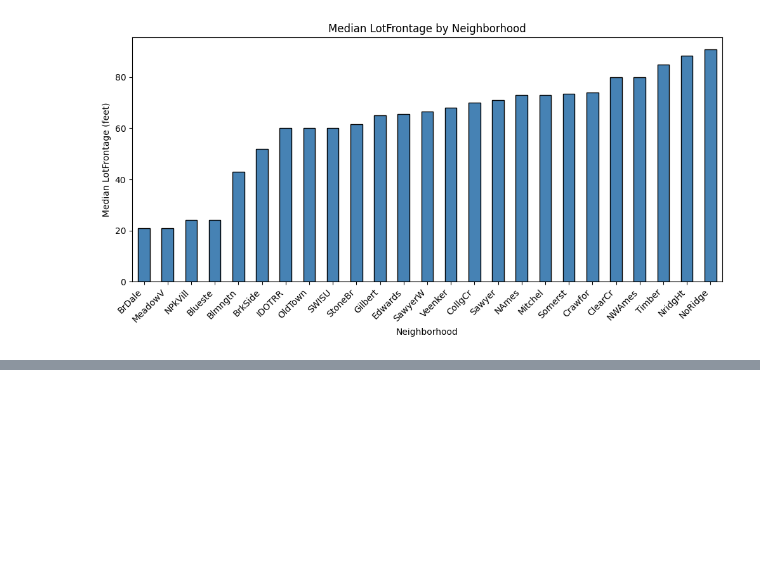
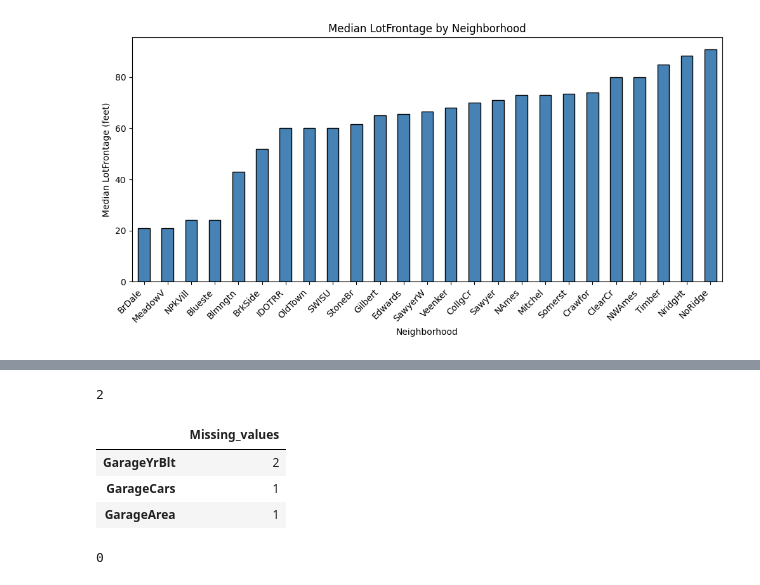
Before and after one commit to GubkinKirill/-Python_and_ML, a Jupyter notebook: house-prices.ipynb, the cells around one changed output, grey strips where cells are left out. Drawn from its saved outputs; the diff is of its cells as text; code cells hidden in the pictures; blank space fills up the shorter version.

```diff
--- a/house-prices.ipynb
+++ b/house-prices.ipynb
@@ -202,0 +251,34 @@ test_df['LotFrontage'] = test_df.apply(
+# %%
+cat_cols_with_na = ['MSZoning', 'Utilities', 'Functional',
+                    'Exterior1st', 'Exterior2nd', 'KitchenQual', 'SaleType']
+
+for col in cat_cols_with_na:
+    mode_val = train_df[col].mode()[0]
+    test_df[col] = test_df[col].fillna(mode_val)
+# %%
+garage_num_cols = ['GarageYrBlt', 'GarageCars', 'GarageArea']
+mask_no_garage = test_df['GarageType'] == 'None'
+
+for col in garage_num_cols:
+    test_df.loc[mask_no_garage, col] = test_df.loc[mask_no_garage, col].fillna(0)
+# %%
+bsmt_num_cols = ['BsmtHalfBath', 'BsmtFullBath', 'TotalBsmtSF',
+                 'BsmtUnfSF', 'BsmtFinSF1', 'BsmtFinSF2']
+mask_no_bsmt = test_df['BsmtQual'] == 'None'
+
+for col in bsmt_num_cols:
+    test_df.loc[mask_no_bsmt, col] = test_df.loc[mask_no_bsmt, col].fillna(0)
+# %%
+test_df.isna().sum().max()
+# %% [output]
+2
+# %%
+missing_test_values = pd.DataFrame({'Missing_values': test_df.isna().sum()})
+missing_test_values = missing_test_values[missing_test_values['Missing_values'] > 0]
+missing_test_values.sort_values(by='Missing_values', ascending=False, inplace=True)
+missing_test_values
+# %% [output]
+|  | Missing_values |
+| GarageYrBlt | 2 |
+| GarageCars | 1 |
+| GarageArea | 1 |
@@ -202,0 +294,4 @@ test_df['LotFrontage'] = test_df.apply(
+# %%
+test_df.isna().sum().max()
+# %% [output]
+0
```
Also changed, not shown: parts of 7 cells of this notebook.
